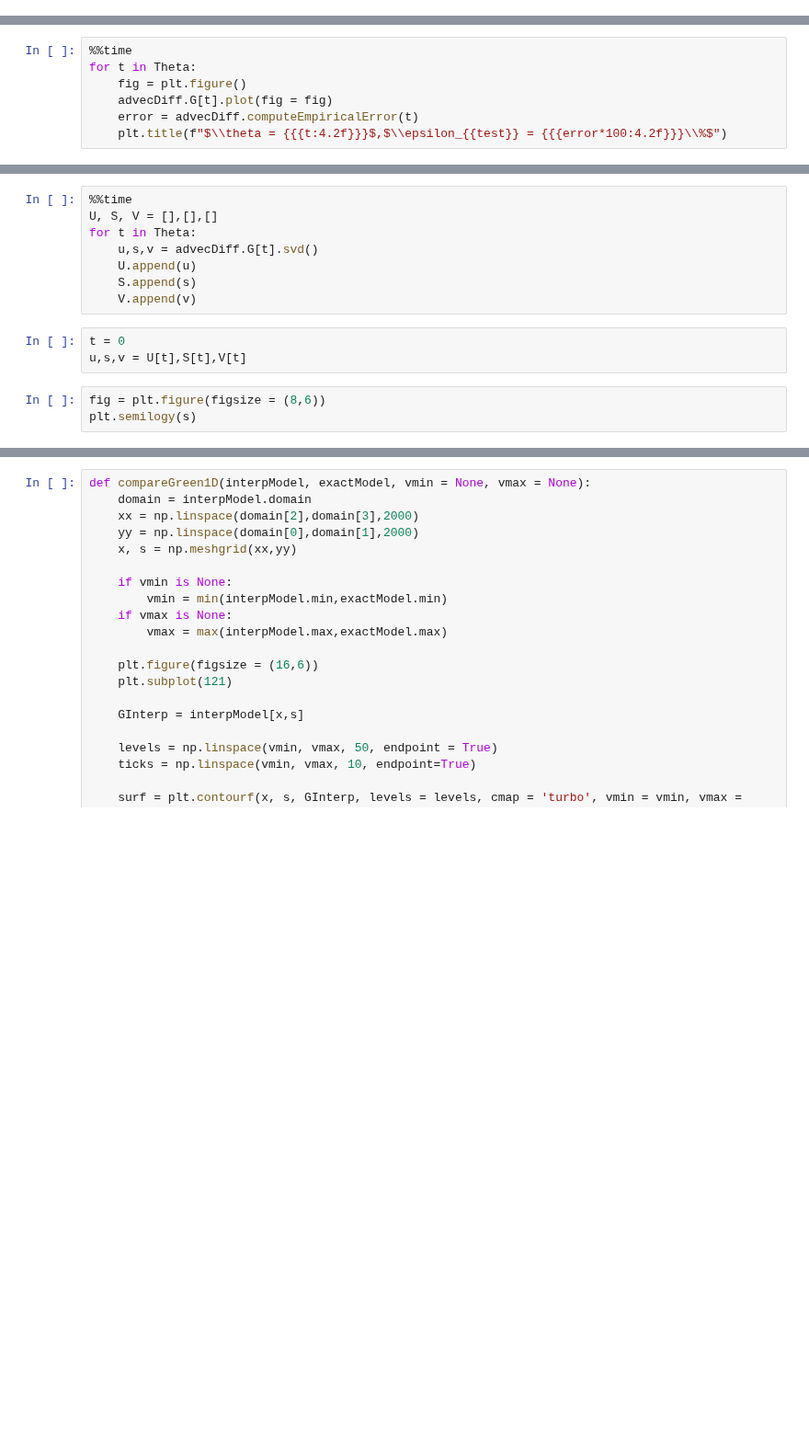
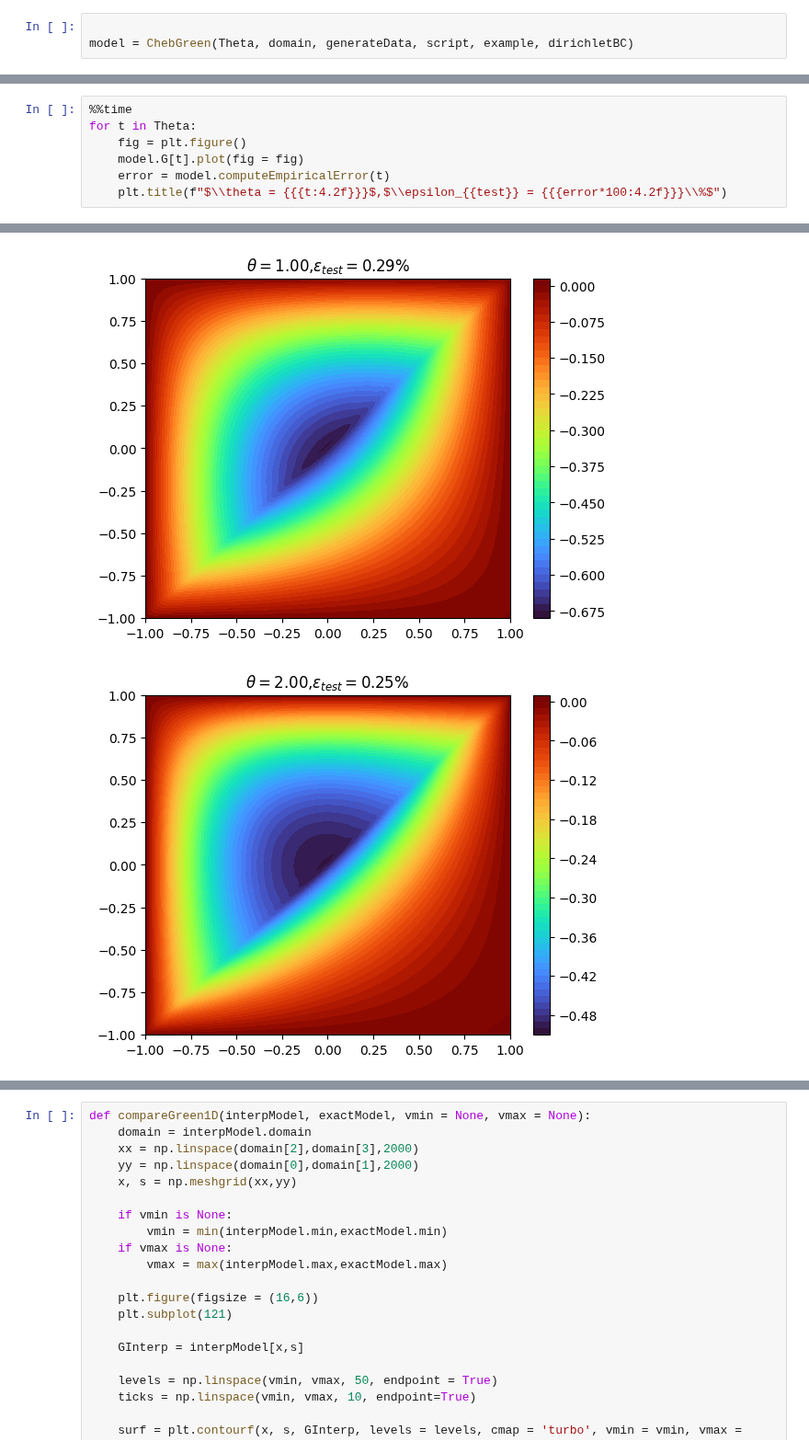
Before and after one commit to hsharsh/chebgreen, a Jupyter notebook: examples/advection_diffusion.ipynb, the cells around one changed output, grey strips where cells are left out. Shown at 92% size. Cells and saved outputs as stored; diff of their text form; blank space fills up the shorter version.

```diff
--- a/examples/advection_diffusion.ipynb
+++ b/examples/advection_diffusion.ipynb
@@ -20,0 +39,3 @@ advecDiff = ChebGreen(Theta, domain, generateData, script, example, dirichletBC)
+# %%
+
+model = ChebGreen(Theta, domain, generateData, script, example, dirichletBC)
@@ -24,6 +77,7 @@ advecDiff.G
 %%time
 for t in Theta:
     fig = plt.figure()
-    advecDiff.G[t].plot(fig = fig)
-    error = advecDiff.computeEmpiricalError(t)
+    model.G[t].plot(fig = fig)
+    error = model.computeEmpiricalError(t)
     plt.title(f"$\\theta = {{{t:4.2f}}}$,$\\epsilon_{{test}} = {{{error*100:4.2f}}}\\%$")
+# %% [output]
@@ -29,0 +86,2 @@ for t in Theta:
+[figure, added]
+[figure, added]
@@ -30,15 +89 @@ for t in Theta:
-# %%
-%%time
-U, S, V = [],[],[]
-for t in Theta:
-    u,s,v = advecDiff.G[t].svd()
-    U.append(u)
-    S.append(s)
-    V.append(v)
-# %%
-t = 0
-u,s,v = U[t],S[t],V[t]
-# %%
-fig = plt.figure(figsize = (8,6))
-plt.semilogy(s)
 # %%
```
Also changed, not shown: parts of 18 cells of this notebook, 5 other files.
